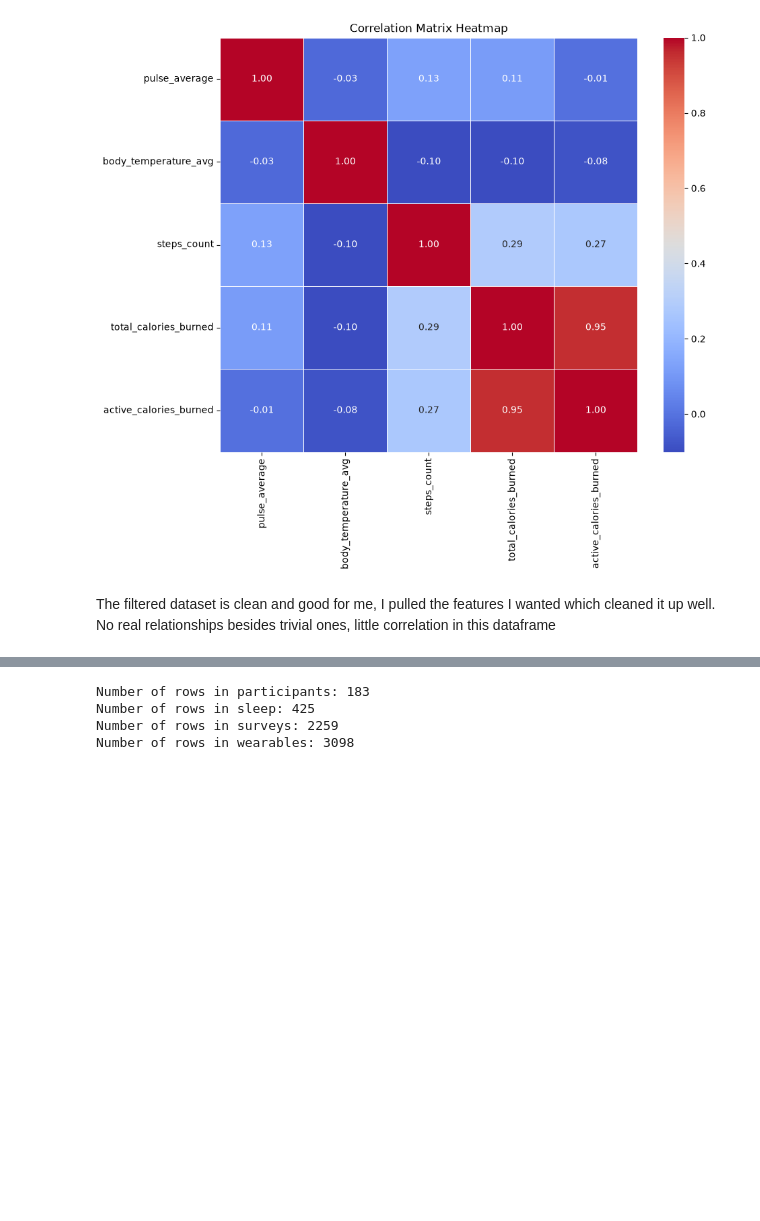
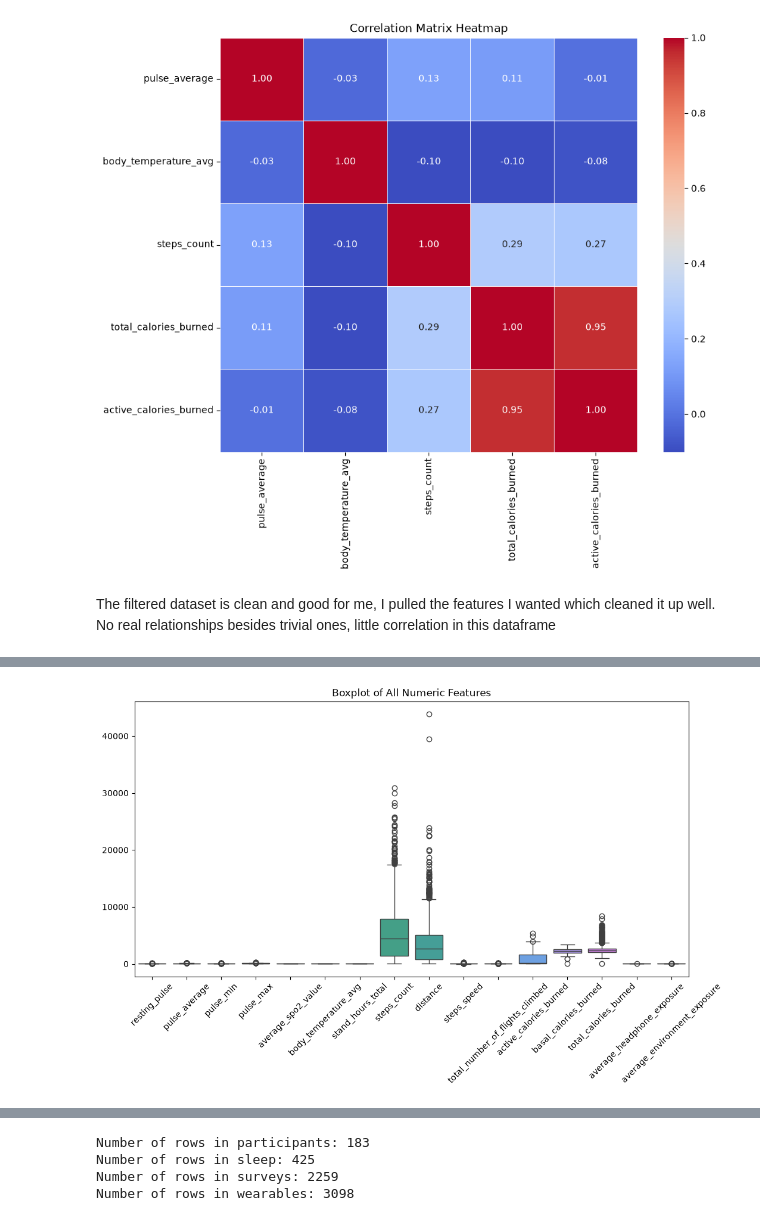
Before and after one commit to AIPI510/aipi510-fall26, a Jupyter notebook: data_explore_rahulgovil.ipynb, the cells around one changed output, grey strips where cells are left out. Saved outputs shown, nothing was run; the diff lists cells and outputs as text; code cells hidden in the pictures; blank space fills up the shorter version.

```diff
--- a/data_explore_rahulgovil.ipynb
+++ b/data_explore_rahulgovil.ipynb
@@ -305,0 +324,10 @@ The filtered dataset is clean and good for me, I pulled the features I wanted wh
+# %%
+plt.figure(figsize=(12, 6))
+
+sns.boxplot(data=wearables.select_dtypes(include=['number']))
+
+plt.xticks(rotation=45)
+plt.title("Boxplot of All Numeric Features")
+plt.show()
+# %% [output]
+[figure, added]
```
Also changed, not shown: parts of 5 cells of this notebook.
